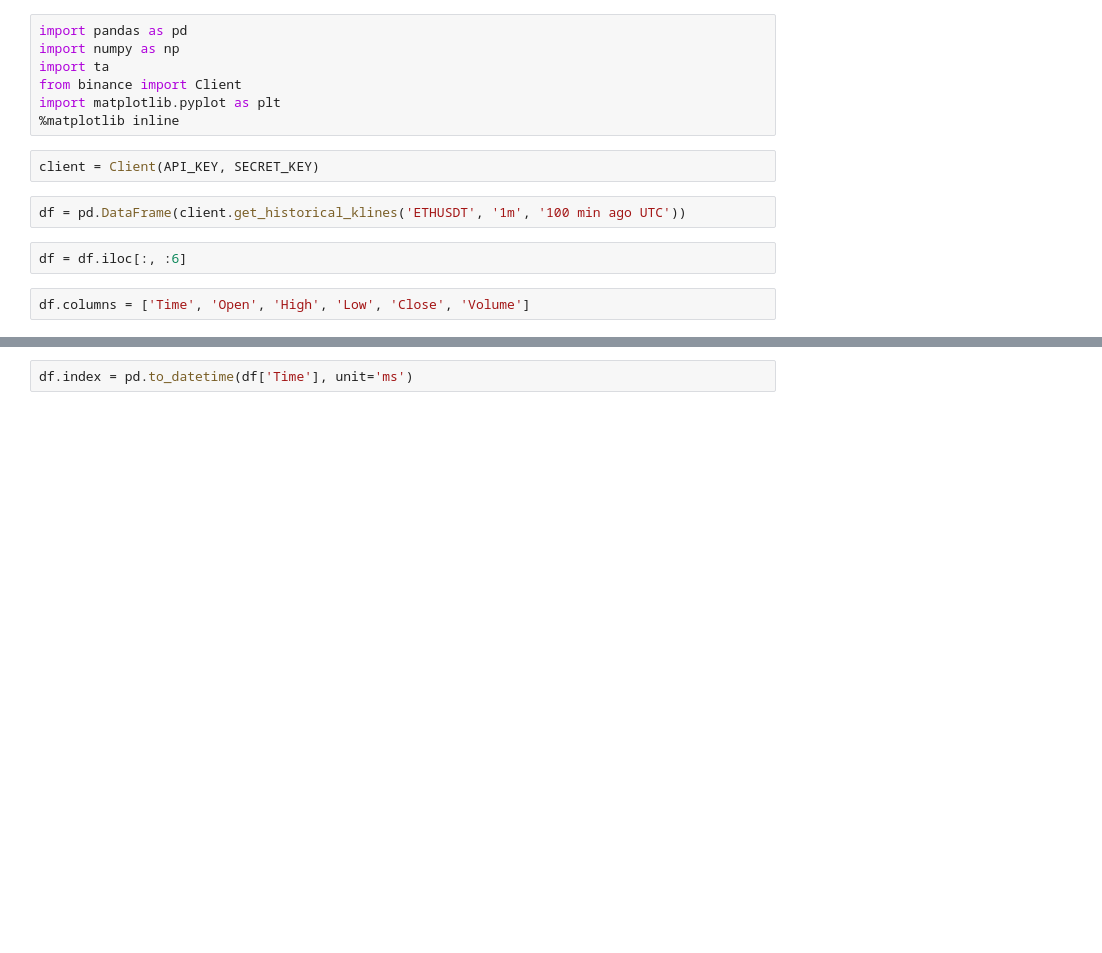
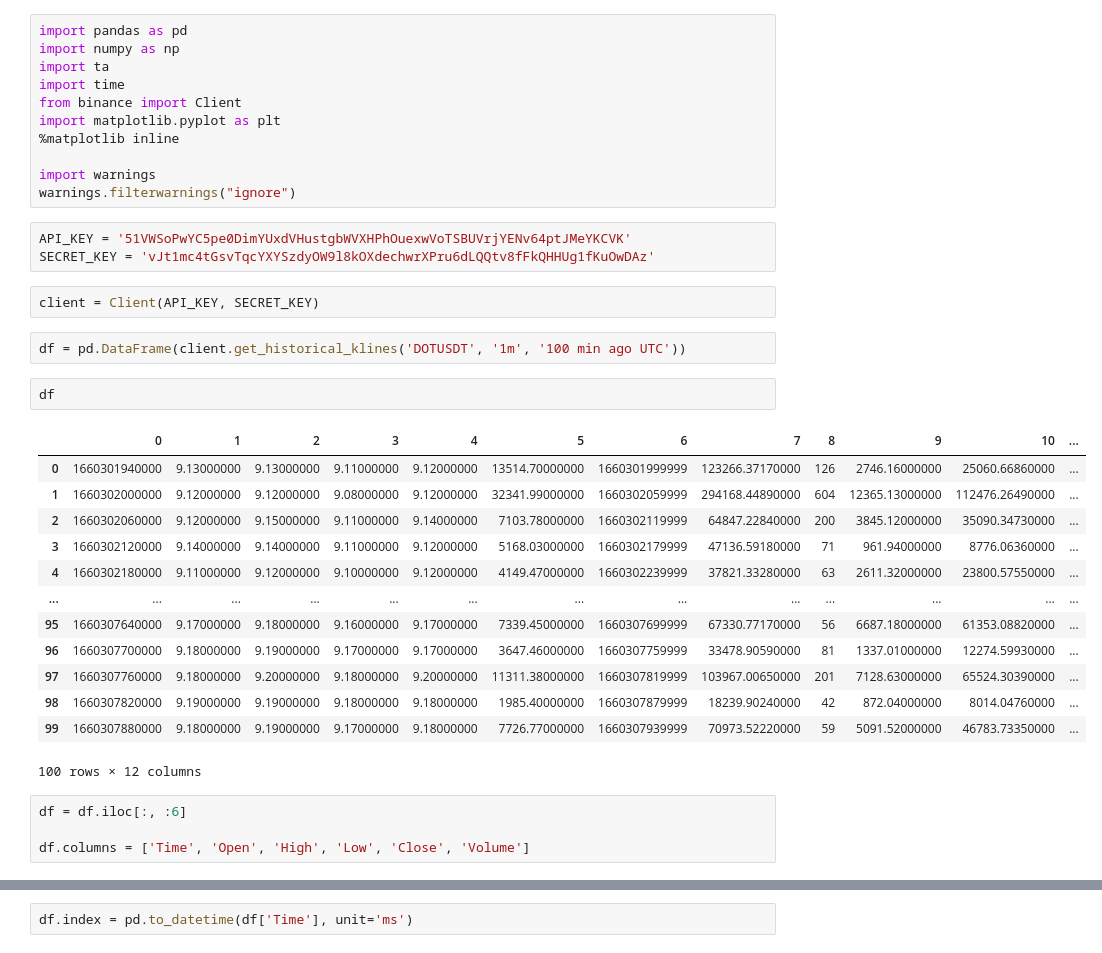
Before and after one commit to vladimirovr/gitrep, a Jupyter notebook: strategy analysis.ipynb, the cells around one changed output, grey strips where cells are left out. Cells and saved outputs as stored; diff of their text form; blank space fills up the shorter version.

```diff
--- a/strategy analysis.ipynb
+++ b/strategy analysis.ipynb
@@ -2,17 +2,40 @@
 import pandas as pd
 import numpy as np
 import ta
+import time
 from binance import Client
 import matplotlib.pyplot as plt
 %matplotlib inline
+
+import warnings
+warnings.filterwarnings("ignore")
+# %%
+API_KEY = '51VWSoPwYC5pe0DimYUxdVHustgbWVXHPhOuexwVoTSBUVrjYENv64ptJMeYKCVK'
+SECRET_KEY = 'vJt1mc4tGsvTqcYXYSzdyOW9l8kOXdechwrXPru6dLQQtv8fFkQHHUg1fKuOwDAz'
 # %%
 client = Client(API_KEY, SECRET_KEY)
 # %%
-df = pd.DataFrame(client.get_historical_klines('ETHUSDT', '1m', '100 min ago UTC'))
+df = pd.DataFrame(client.get_historical_klines('DOTUSDT', '1m', '100 min ago UTC'))
+# %%
+df
+# %% [output]
+|  | 0 | 1 | 2 | 3 | 4 | 5 | 6 | 7 | 8 | 9 | 10 | ... |
+| 0 | 1660301940000 | 9.13000000 | 9.13000000 | 9.11000000 | 9.12000000 | 13514.70000000 | 1660301999999 | 123266.37170000 | 126 | 2746.16000000 | 25060.66860000 | ... |
+| 1 | 1660302000000 | 9.12000000 | 9.12000000 | 9.08000000 | 9.12000000 | 32341.99000000 | 1660302059999 | 294168.44890000 | 604 | 12365.13000000 | 112476.26490000 | ... |
+| 2 | 1660302060000 | 9.12000000 | 9.15000000 | 9.11000000 | 9.14000000 | 7103.78000000 | 1660302119999 | 64847.22840000 | 200 | 3845.12000000 | 35090.34730000 | ... |
+| 3 | 1660302120000 | 9.14000000 | 9.14000000 | 9.11000000 | 9.12000000 | 5168.03000000 | 1660302179999 | 47136.59180000 | 71 | 961.94000000 | 8776.06360000 | ... |
+| 4 | 1660302180000 | 9.11000000 | 9.12000000 | 9.10000000 | 9.12000000 | 4149.47000000 | 1660302239999 | 37821.33280000 | 63 | 2611.32000000 | 23800.57550000 | ... |
+| ... | ... | ... | ... | ... | ... | ... | ... | ... | ... | ... | ... | ... |
+| 95 | 1660307640000 | 9.17000000 | 9.18000000 | 9.16000000 | 9.17000000 | 7339.45000000 | 1660307699999 | 67330.77170000 | 56 | 6687.18000000 | 61353.08820000 | ... |
+| 96 | 1660307700000 | 9.18000000 | 9.19000000 | 9.17000000 | 9.17000000 | 3647.46000000 | 1660307759999 | 33478.90590000 | 81 | 1337.01000000 | 12274.59930000 | ... |
+| 97 | 1660307760000 | 9.18000000 | 9.20000000 | 9.18000000 | 9.20000000 | 11311.38000000 | 1660307819999 | 103967.00650000 | 201 | 7128.63000000 | 65524.30390000 | ... |
+| 98 | 1660307820000 | 9.19000000 | 9.19000000 | 9.18000000 | 9.18000000 | 1985.40000000 | 1660307879999 | 18239.90240000 | 42 | 872.04000000 | 8014.04760000 | ... |
+| 99 | 1660307880000 | 9.18000000 | 9.19000000 | 9.17000000 | 9.18000000 | 7726.77000000 | 1660307939999 | 70973.52220000 | 59 | 5091.52000000 | 46783.73350000 | ... |
+100 rows × 12 columns
 # %%
 df = df.iloc[:, :6]
+
+df.columns = ['Time', 'Open', 'High', 'Low', 'Close', 'Volume']
-# %%
-df.columns = ['Time', 'Open', 'High', 'Low', 'Close', 'Volume']
 # %%
 df
 # %% [output]
```
Also changed, not shown: parts of 33 cells of this notebook, 4 other files.
